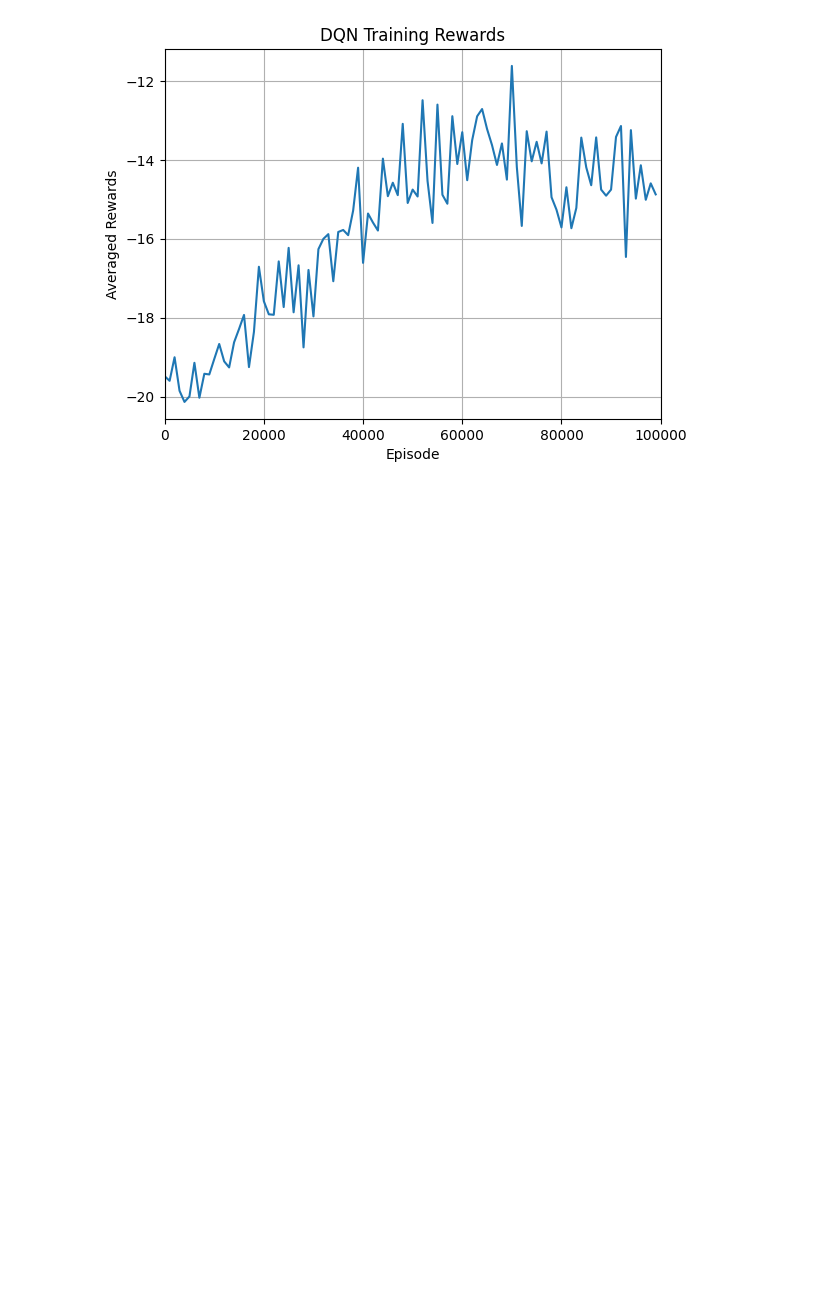
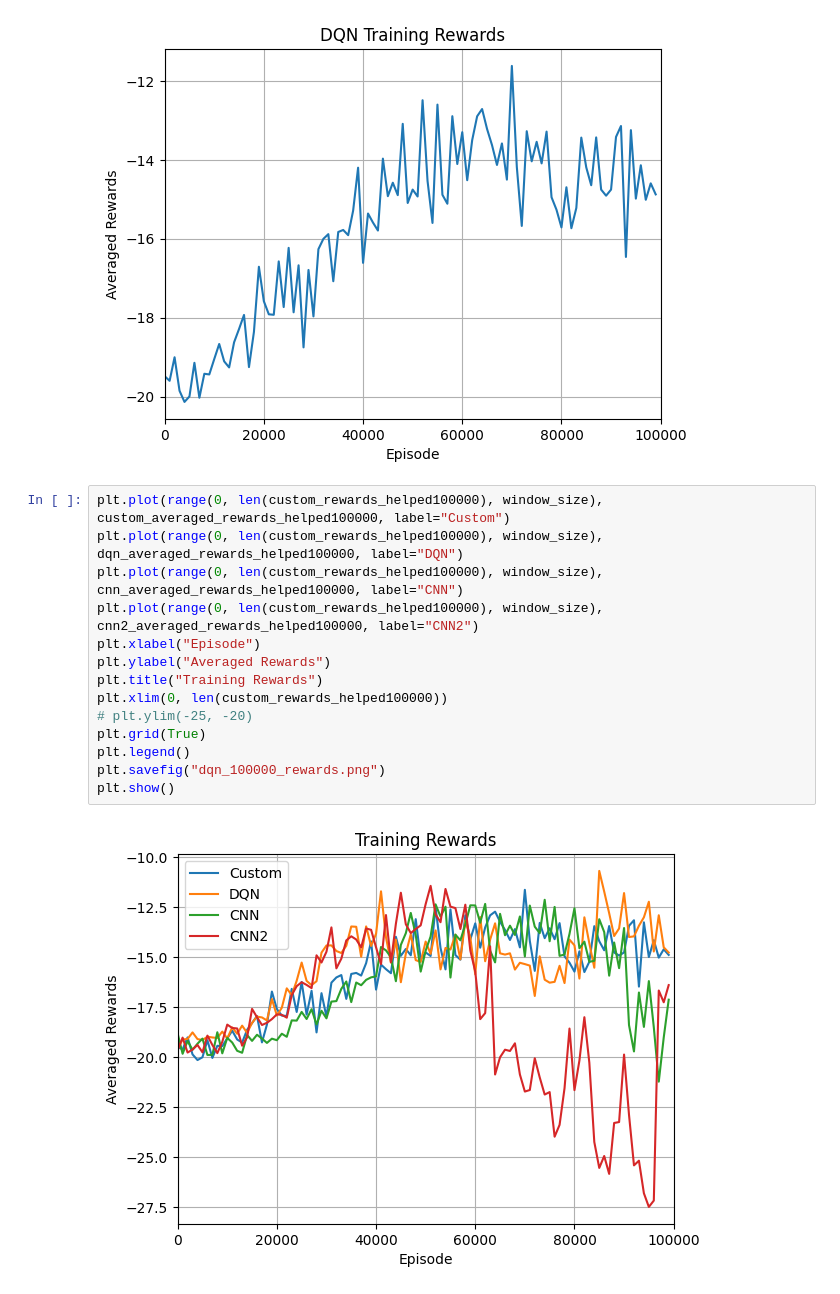
Before and after one commit to shrutiroy03/hitori-rl, a Jupyter notebook: CNN_hitori.ipynb, the cells around one changed output. Cells and saved outputs as stored; diff of their text form; blank space fills up the shorter version.

```diff
--- a/CNN_hitori.ipynb
+++ b/CNN_hitori.ipynb
@@ -1470,3 +1470,19 @@ plt.savefig("dqn_100000_rewards.png")
 plt.show()
 # %% [output]
 [figure]
+# %%
+plt.plot(range(0, len(custom_rewards_helped100000), window_size), custom_averaged_rewards_helped100000, label="Custom")
+plt.plot(range(0, len(custom_rewards_helped100000), window_size), dqn_averaged_rewards_helped100000, label="DQN")
+plt.plot(range(0, len(custom_rewards_helped100000), window_size), cnn_averaged_rewards_helped100000, label="CNN")
+plt.plot(range(0, len(custom_rewards_helped100000), window_size), cnn2_averaged_rewards_helped100000, label="CNN2")
+plt.xlabel("Episode")
+plt.ylabel("Averaged Rewards")
+plt.title("Training Rewards")
+plt.xlim(0, len(custom_rewards_helped100000))
+# plt.ylim(-25, -20)
+plt.grid(True)
+plt.legend()
+plt.savefig("dqn_100000_rewards.png")
+plt.show()
+# %% [output]
+[figure, added]
```
